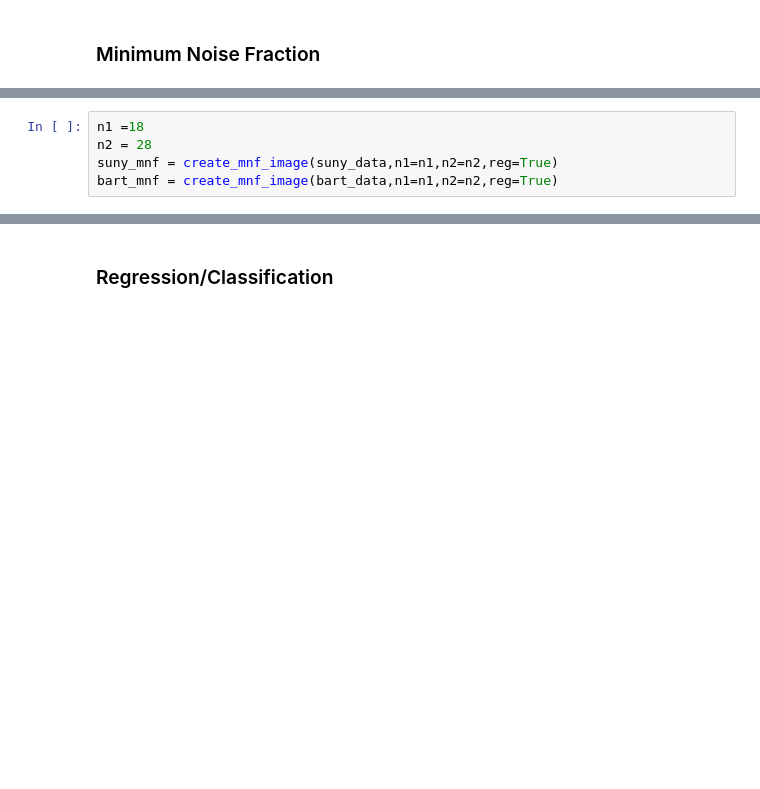
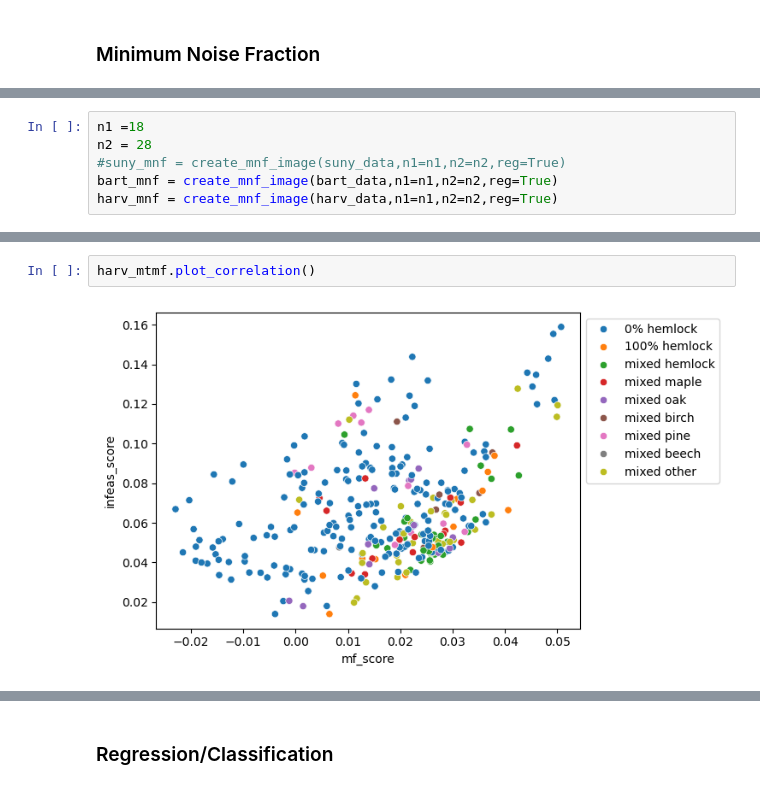
Before and after one commit to rosehanuy/beech-catskills, a Jupyter notebook: data_stack.ipynb, the cells around one changed output, grey strips where cells are left out. Cells and saved outputs as stored; diff of their text form; blank space fills up the shorter version.

```diff
--- a/data_stack.ipynb
+++ b/data_stack.ipynb
@@ -942,7 +953,8 @@ array(['B02_month2', 'B03_month2', 'B04_month2', 'B05_month2',
 # %%
 n1 =18
 n2 = 28
-suny_mnf = create_mnf_image(suny_data,n1=n1,n2=n2,reg=True)
+#suny_mnf = create_mnf_image(suny_data,n1=n1,n2=n2,reg=True)
 bart_mnf = create_mnf_image(bart_data,n1=n1,n2=n2,reg=True)
+harv_mnf = create_mnf_image(harv_data,n1=n1,n2=n2,reg=True)
 # %%
 suny_mtmf = mixture_tuned_matched_filter(suny_mnf,SNR=15,mean=True,array_num=0,target_species='beech')
@@ -961 +973,5 @@ suny_mtmf.plot_correlation()
+# %%
+harv_mtmf.plot_correlation()
+# %% [output]
+[figure, added]
 # %%
```
Also changed, not shown: parts of 23 cells of this notebook, 2 other files.
